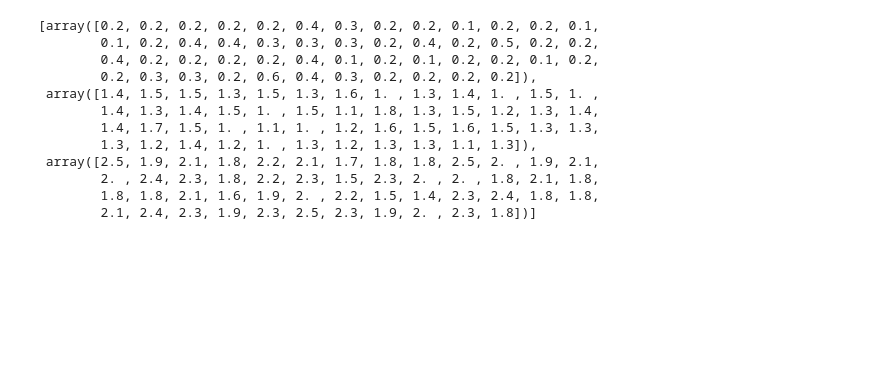
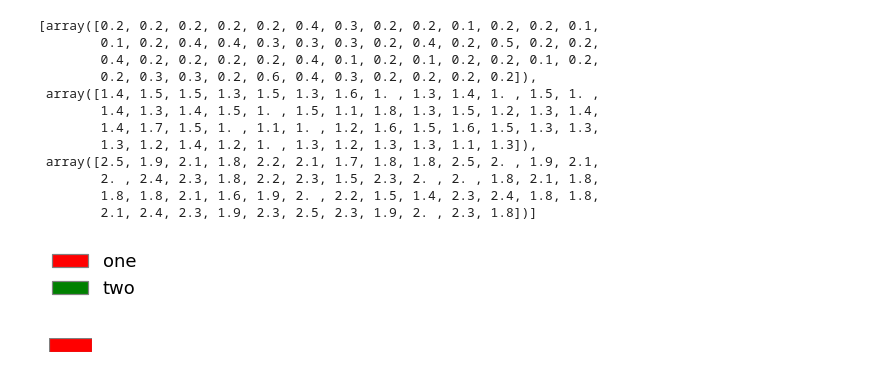
Before and after one commit to darrenzeng2012/animl, a Jupyter notebook: play.ipynb, the cells around one changed output. Cells and saved outputs as stored; diff of their text form; code cells hidden in the pictures; blank space fills up the shorter version.

Commit message:
working on legend

```diff
--- a/play.ipynb
+++ b/play.ipynb
@@ -235,3 +235,64 @@ X_hist
         2. , 2.4, 2.3, 1.8, 2.2, 2.3, 1.5, 2.3, 2. , 2. , 1.8, 2.1, 1.8,
         1.8, 1.8, 2.1, 1.6, 1.9, 2. , 2.2, 1.5, 1.4, 2.3, 2.4, 1.8, 1.8,
         2.1, 2.4, 2.3, 1.9, 2.3, 2.5, 2.3, 1.9, 2. , 2.3, 1.8])]
+# %%
+import matplotlib.patches as patches
+from matplotlib.patches import FancyBboxPatch
+from matplotlib.transforms import Bbox
+from matplotlib.figure import figaspect
+
+
+fs = figaspect(1/3)
+fs = (1,1)
+fig, ax = plt.subplots(1, 1, figsize=fs)
+ax.legend(handles=[box1,box2],
+               frameon=False,
+                loc='center',
+#          bbox_to_anchor=(0.0, 0.0),
+                edgecolor='grey',
+         fontsize=18)
+
+box1 = patches.Rectangle((0, 0), 20, 10, linewidth=1.2, edgecolor='grey',
+                         facecolor='red', label='one')
+#ax.add_patch(box1)
+box2 = patches.Rectangle((0, 0), 0, 0, linewidth=1.2, edgecolor='grey',
+                         facecolor='green', label='two')
+
+ax.set_xlim(0,20)
+ax.set_ylim(0,10)
+ax.axis('off')
+ax.xaxis.set_visible(False)
+ax.yaxis.set_visible(False)
+
+plt.tight_layout()
+
+plt.savefig("/tmp/legend.svg", bbox_inches='tight', pad_inches=0)
+
+plt.show()
+# %% [output]
+[figure, added]
+# %%
+import matplotlib.patches as patches
+from matplotlib.patches import FancyBboxPatch
+from matplotlib.transforms import Bbox
+from matplotlib.figure import figaspect
+
+fs = (1,1)
+fig, ax = plt.subplots(1, 1, figsize=(1,.6))
+box1 = patches.Rectangle((0, 0), 2, 1, linewidth=1.2, edgecolor='grey',
+                         facecolor='red', label='one')
+ax.add_patch(box1)
+
+ax.set_xlim(0,2)
+ax.set_ylim(0,1)
+ax.axis('off')
+ax.xaxis.set_visible(False)
+ax.yaxis.set_visible(False)
+
+plt.tight_layout()
+
+plt.savefig("/tmp/legend.svg", bbox_inches='tight', pad_inches=0)
+
+plt.show()
+# %% [output]
+[figure, added]
```
Also changed, not shown: 2 other files.
